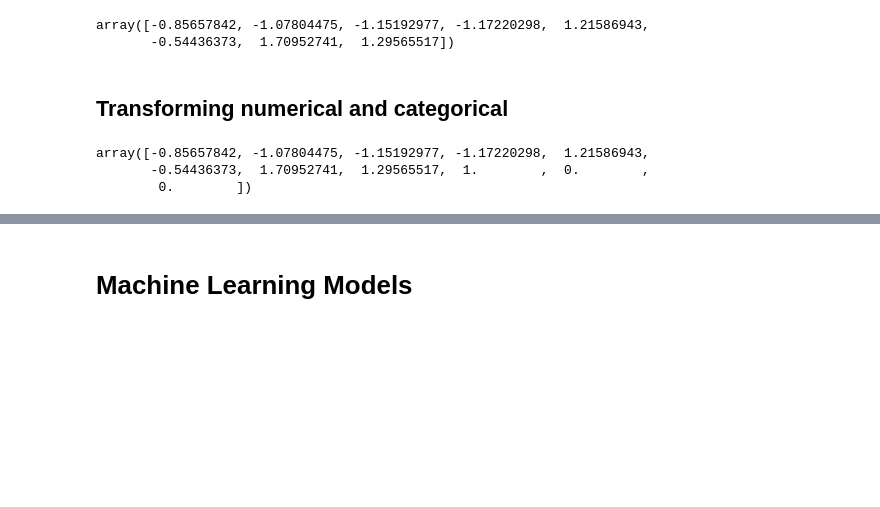
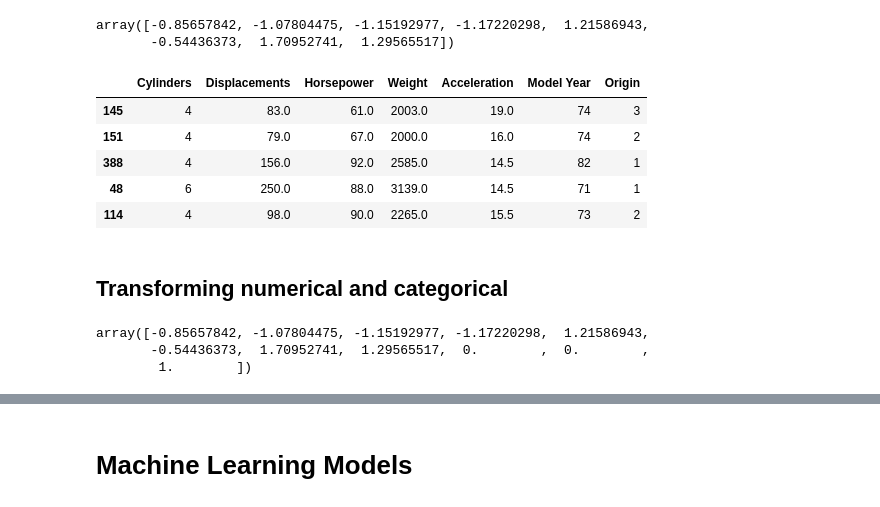
Before and after one commit to perreds/auto_MPG, a Jupyter notebook: auto_MPG_ML.ipynb, the cells around one changed output, grey strips where cells are left out. Saved outputs shown, nothing was run; the diff lists cells and outputs as text; code cells hidden in the pictures; blank space fills up the shorter version.

```diff
--- a/auto_MPG_ML.ipynb
+++ b/auto_MPG_ML.ipynb
@@ -202,6 +194,15 @@ num_data_tr[0]
 # %% [output]
 array([-0.85657842, -1.07804475, -1.15192977, -1.17220298,  1.21586943,
        -0.54436373,  1.70952741,  1.29565517])
+# %%
+data.head()
+# %% [output]
+|  | Cylinders | Displacements | Horsepower | Weight | Acceleration | Model Year | Origin |
+| 145 | 4 | 83.0 | 61.0 | 2003.0 | 19.0 | 74 | 3 |
+| 151 | 4 | 79.0 | 67.0 | 2000.0 | 16.0 | 74 | 2 |
+| 388 | 4 | 156.0 | 92.0 | 2585.0 | 14.5 | 82 | 1 |
+| 48 | 6 | 250.0 | 88.0 | 3139.0 | 14.5 | 71 | 1 |
+| 114 | 4 | 98.0 | 90.0 | 2265.0 | 15.5 | 73 | 2 |
 # %% [markdown]
 ## Transforming numerical and categorical
 # %%
@@ -212,14 +213,14 @@ cat_attrs = ['Origin']
 ##complete pipeline to transform
 ##both numerical and categorical attributes
 
-full_pipeline = ColumnTransformer([
+full_pipeline1 = ColumnTransformer([
     ('num', num_pipeline, num_attrs),
     ('cat', OneHotEncoder(), cat_attrs),
 ])
 
-prepared_data = full_pipeline.fit_transform(data)
+prepared_data = full_pipeline1.fit_transform(data)
 prepared_data[0]
 # %% [output]
 array([-0.85657842, -1.07804475, -1.15192977, -1.17220298,  1.21586943,
-       -0.54436373,  1.70952741,  1.29565517,  1.        ,  0.        ,
-        0.        ])
+       -0.54436373,  1.70952741,  1.29565517,  0.        ,  0.        ,
+        1.        ])
```
Also changed, not shown: parts of 20 cells of this notebook, 4 other files.
